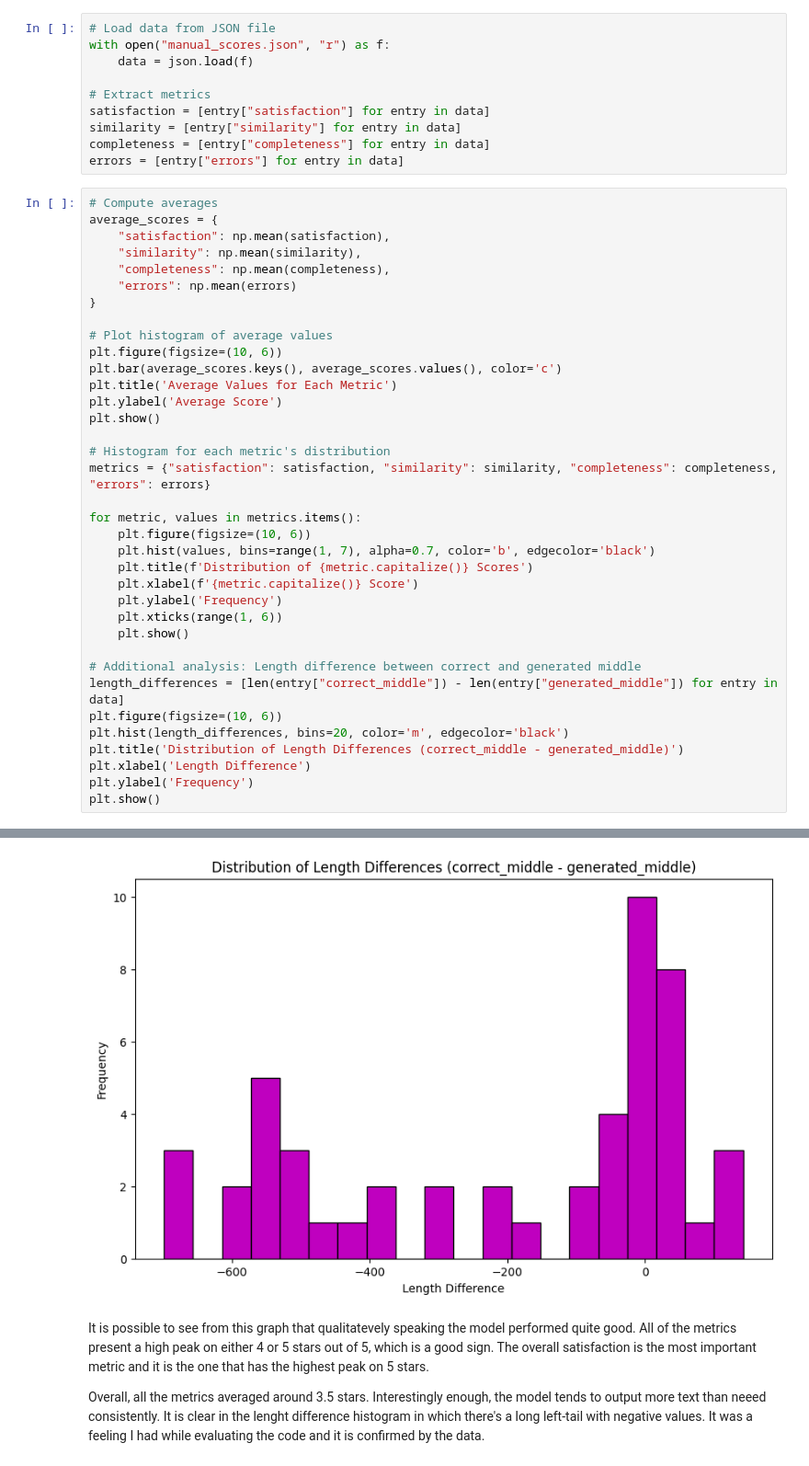
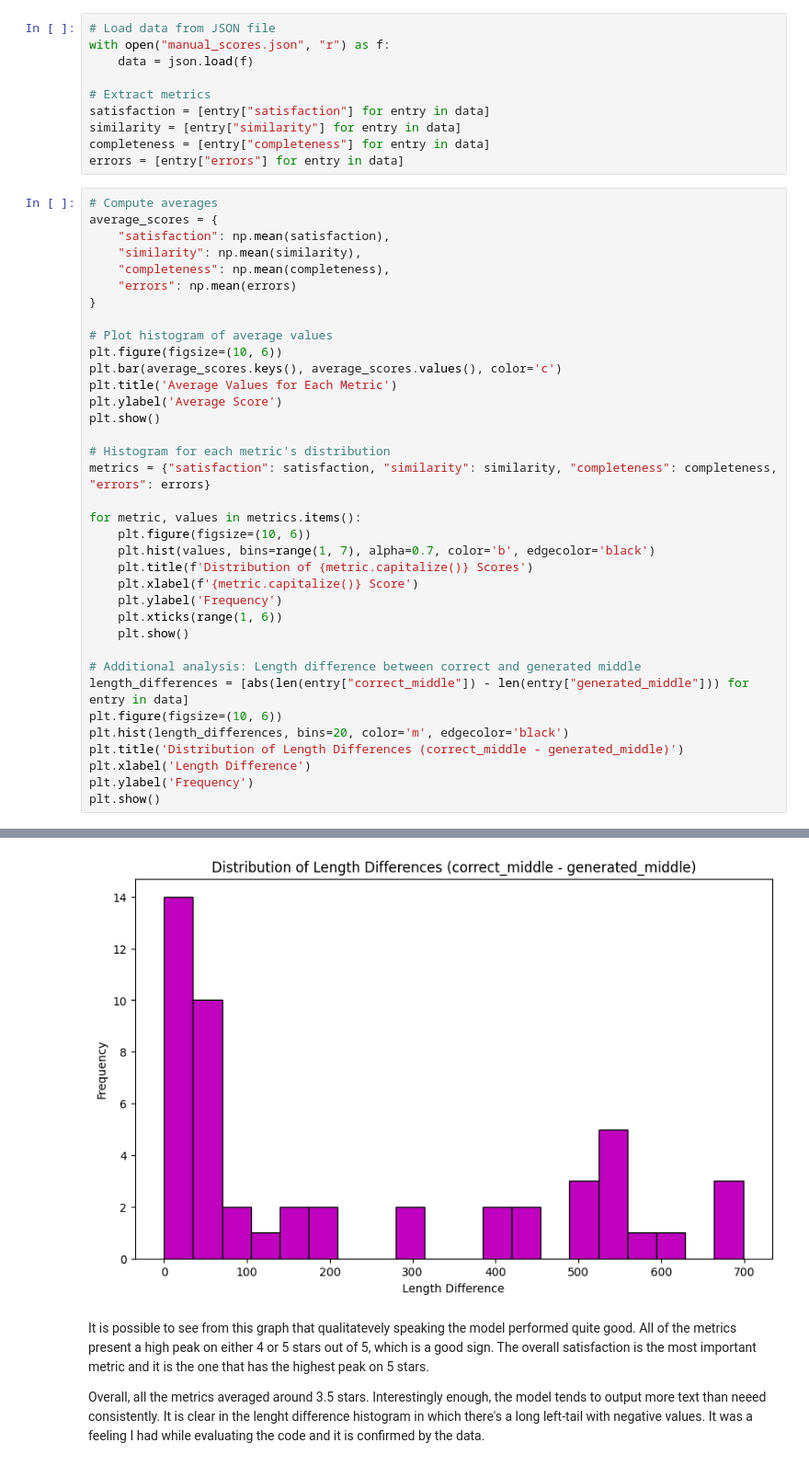
Before and after one commit to gp-1108/Code_Completion, a Jupyter notebook: evaluation/analysis.ipynb, the cells around one changed output, grey strips where cells are left out. Shown at 92% size. Drawn from its saved outputs; the diff is of its cells as text.

```diff
--- a/evaluation/analysis.ipynb
+++ b/evaluation/analysis.ipynb
@@ -48,35 +51,35 @@ plt.figure(figsize=(10, 6))
 plt.bar(average_scores.keys(), average_scores.values(), color='c')
 plt.title('Average Values for Each Metric')
 plt.ylabel('Average Score')
 plt.show()
 
 # Histogram for each metric's distribution
 metrics = {"satisfaction": satisfaction, "similarity": similarity, "completeness": completeness, "errors": errors}
 
 for metric, values in metrics.items():
     plt.figure(figsize=(10, 6))
     plt.hist(values, bins=range(1, 7), alpha=0.7, color='b', edgecolor='black')
     plt.title(f'Distribution of {metric.capitalize()} Scores')
     plt.xlabel(f'{metric.capitalize()} Score')
     plt.ylabel('Frequency')
     plt.xticks(range(1, 6))
     plt.show()
 
 # Additional analysis: Length difference between correct and generated middle
-length_differences = [len(entry["correct_middle"]) - len(entry["generated_middle"]) for entry in data]
+length_differences = [abs(len(entry["correct_middle"]) - len(entry["generated_middle"])) for entry in data]
 plt.figure(figsize=(10, 6))
 plt.hist(length_differences, bins=20, color='m', edgecolor='black')
 plt.title('Distribution of Length Differences (correct_middle - generated_middle)')
 plt.xlabel('Length Difference')
 plt.ylabel('Frequency')
 plt.show()
 # %% [output]
 [figure]
 [figure]
 [figure]
 [figure]
 [figure]
-[figure, old version]
+[figure, new version]
 # %% [markdown]
 It is possible to see from this graph that qualitatevely speaking the model performed quite good.
 All of the metrics present a high peak on either 4 or 5 stars out of 5, which is a good sign. The overall satisfaction is the most important metric and it is the one that has the highest peak on 5 stars.
```
Also changed, not shown: parts of 33 cells of this notebook.
